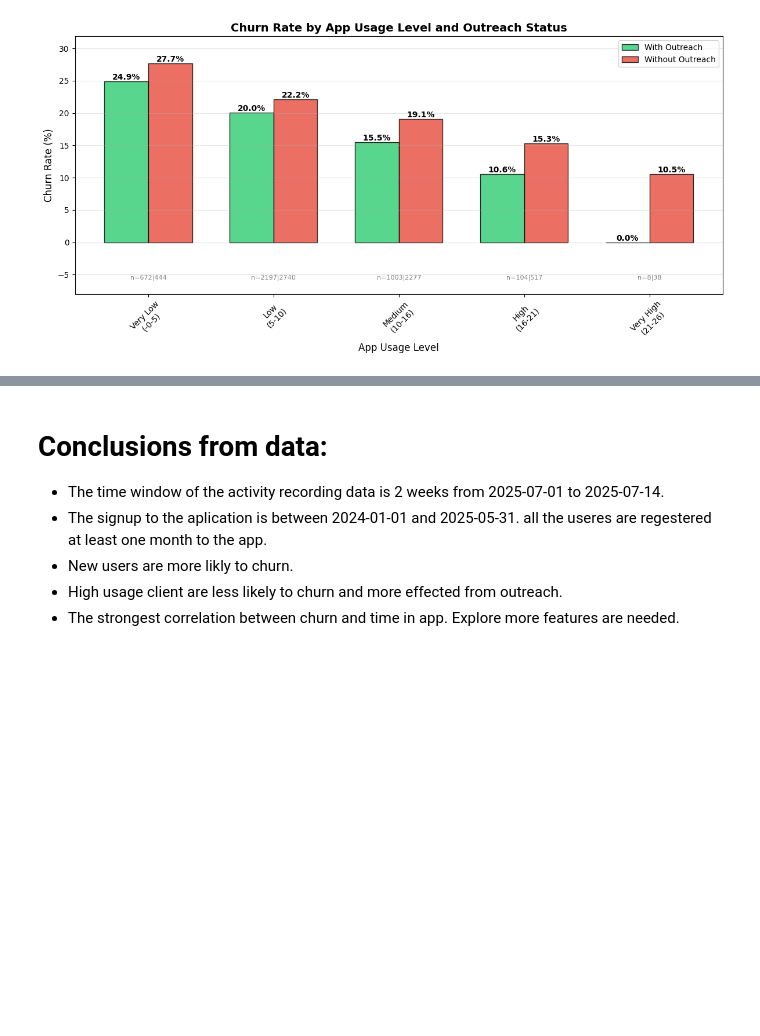
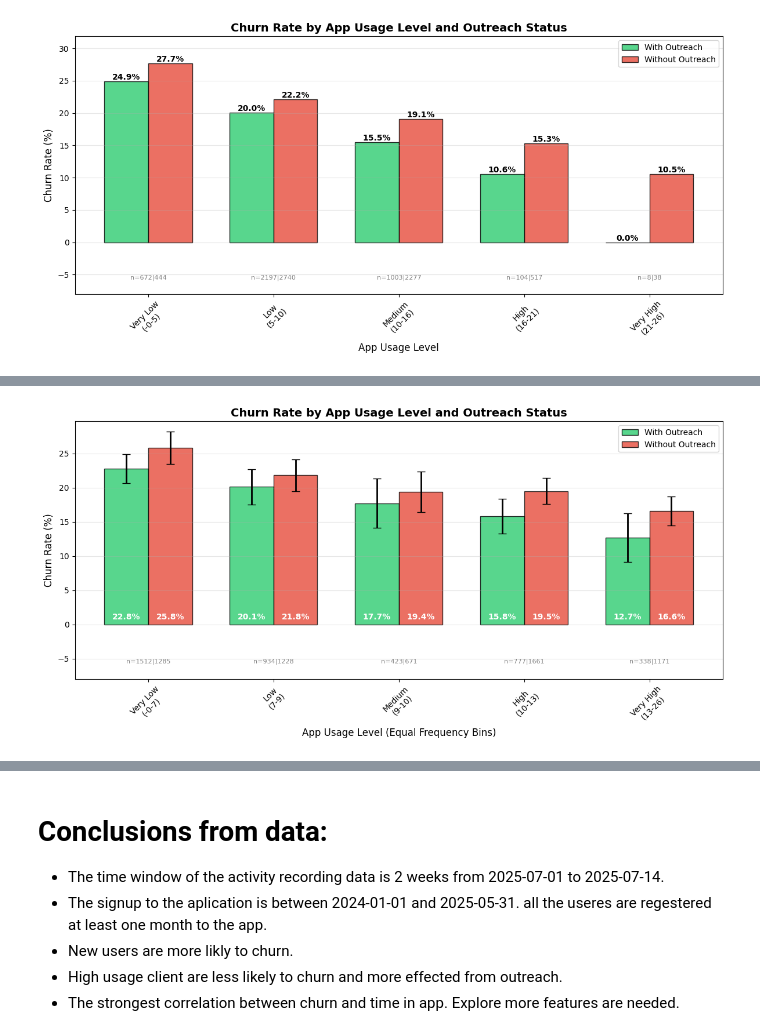
Before and after one commit to omergazit2/VI_churn_assignment, a Jupyter notebook: notebooks/EDA.ipynb, the cells around one changed output, grey strips where cells are left out. Drawn from its saved outputs; the diff is of its cells as text; code cells hidden in the pictures; blank space fills up the shorter version.

```diff
--- a/notebooks/EDA.ipynb
+++ b/notebooks/EDA.ipynb
@@ -131,0 +283,79 @@ plt.show()
+# %%
+from scipy import stats
+
+# Create bins by frequency (quantiles) instead of equal width
+df['usage_bin'] = pd.qcut(df['app_usage'], q=5, labels=['Very Low', 'Low', 'Medium', 'High', 'Very High'], duplicates='drop')
+df['usage_interval'] = pd.qcut(df['app_usage'], q=5, duplicates='drop')
+
+# Create a mapping of labels to their actual ranges
+bin_ranges = df.groupby('usage_bin')['usage_interval'].first()
+usage_labels_with_ranges = [f"{label}\n({interval.left:.0f}-{interval.right:.0f})"
+                             for label, interval in bin_ranges.items()]
+
+churn_by_usage = df.groupby(['usage_bin', 'outreach']).agg(
+    churn_rate=('churn', 'mean'),
+    member_count=('member_id', 'count')
+).reset_index()
+
+churn_by_usage['churn_rate'] = churn_by_usage['churn_rate'] * 100
+
+# Calculate 95% confidence intervals
+def calculate_ci(row):
+    p = row['churn_rate'] / 100  # Convert back to proportion
+    n = row['member_count']
+    if n > 0:
+        se = np.sqrt(p * (1 - p) / n)
+        ci = 1.96 * se * 100  # Convert back to percentage
+        return ci
+    return 0
+
+churn_by_usage['ci'] = churn_by_usage.apply(calculate_ci, axis=1)
+
+with_outreach = churn_by_usage[churn_by_usage['outreach'] == True]
+without_outreach = churn_by_usage[churn_by_usage['outreach'] == False]
+
+x = np.arange(len(with_outreach))
+width = 0.35
+
+fig, ax = plt.subplots(figsize=(12, 6))
+
+bars1 = ax.bar(x - width/2, with_outreach['churn_rate'], width,
+               label='With Outreach', color='#2ecc71', edgecolor='black', alpha=0.8,
+               yerr=with_outreach['ci'], capsize=5, error_kw={'linewidth': 2})
+bars2 = ax.bar(x + width/2, without_outreach['churn_rate'], width,
+               label='Without Outreach', color='#e74c3c', edgecolor='black', alpha=0.8,
+               yerr=without_outreach['ci'], capsize=5, error_kw={'linewidth': 2})
+
+# Add percentage labels at the base of bars
+for bar in bars1:
+    height = bar.get_height()
+    ax.text(bar.get_x() + bar.get_width()/2., 0.5,
+            f'{height:.1f}%',
+            ha='center', va='bottom', fontsize=10, fontweight='bold', color='white')
+
+for bar in bars2:
+    height = bar.get_height()
+    ax.text(bar.get_x() + bar.get_width()/2., 0.5,
+            f'{height:.1f}%',
+            ha='center', va='bottom', fontsize=10, fontweight='bold', color='white')
+
+# Add sample size info below x-axis
+for i in range(len(x)):
+    count_with = with_outreach.iloc[i]['member_count']
+    count_without = without_outreach.iloc[i]['member_count']
+    ax.text(i, -5, f'n={count_with}|{count_without}',
+            ha='center', va='top', fontsize=8, color='gray')
+
+ax.set_xlabel('App Usage Level (Equal Frequency Bins)', fontsize=12)
+ax.set_ylabel('Churn Rate (%)', fontsize=12)
+ax.set_title('Churn Rate by App Usage Level and Outreach Status', fontsize=14, fontweight='bold')
+ax.set_xticks(x)
+ax.set_xticklabels(usage_labels_with_ranges)
+ax.set_ylim(bottom=-8, top=max(churn_by_usage['churn_rate']) * 1.15)
+ax.legend()
+plt.xticks(rotation=45)
+plt.grid(True, axis='y', alpha=0.3)
+plt.tight_layout()
+plt.show()
+# %% [output]
+[figure, added]
```
Also changed, not shown: parts of 12 cells of this notebook.
